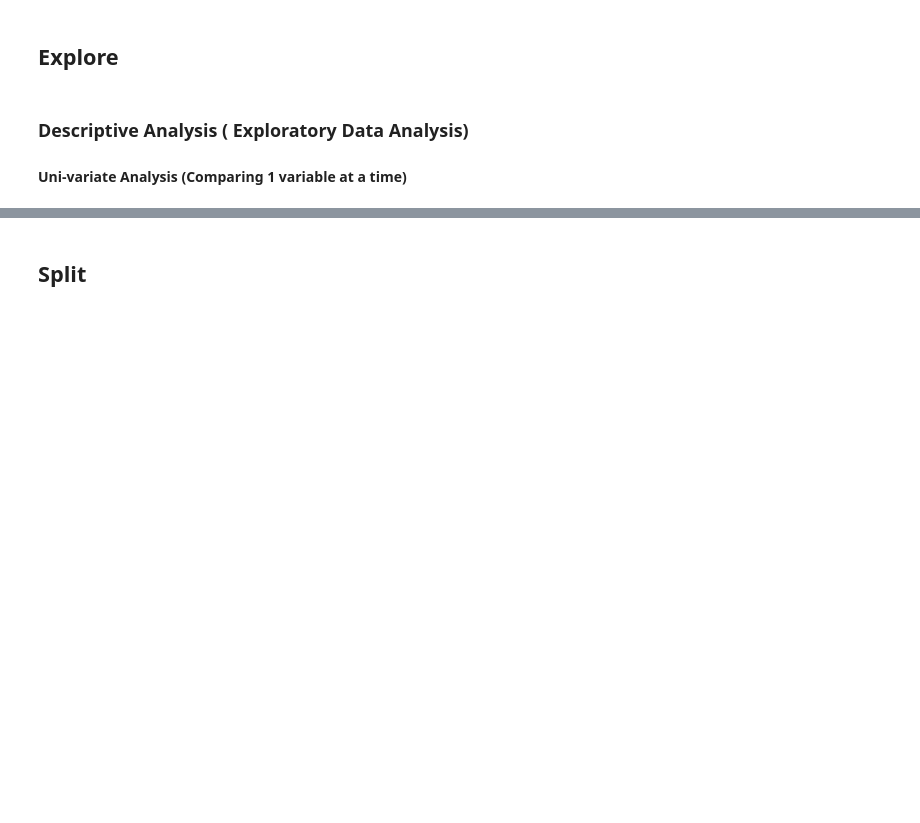
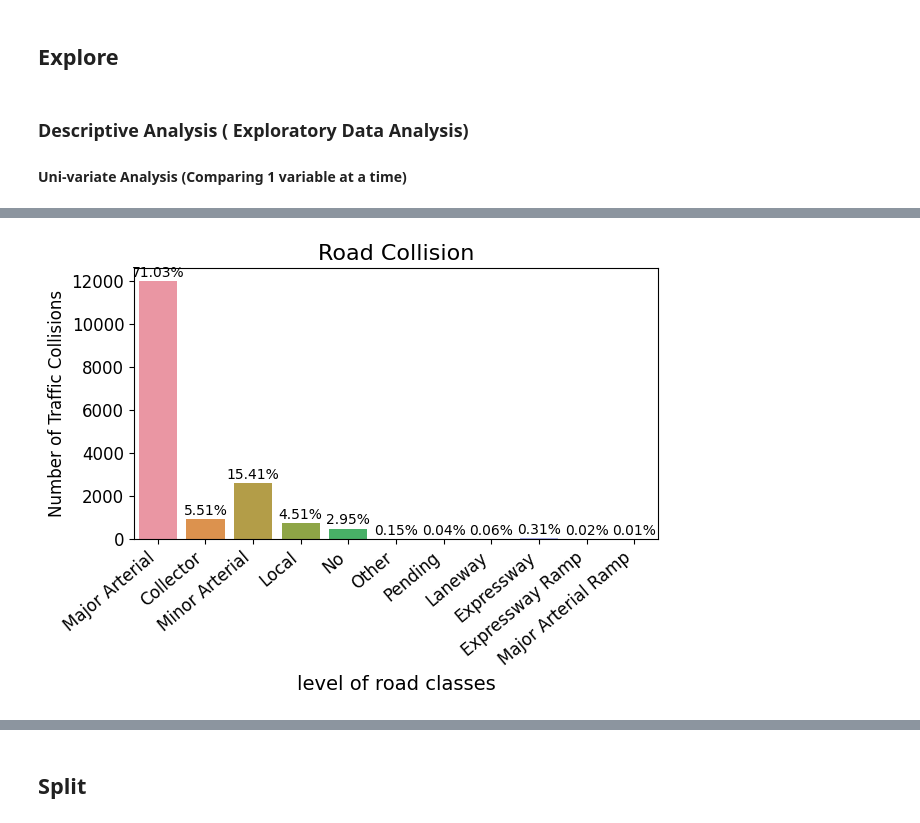
Before and after one commit to KingSolDot/Traffic_Collision_Outcome_Prediciton, a Jupyter notebook: traffic_collision_outcome_prediction.ipynb, the cells around one changed output, grey strips where cells are left out. Saved outputs shown, nothing was run; the diff lists cells and outputs as text; code cells hidden in the pictures; blank space fills up the shorter version.

```diff
--- a/traffic_collision_outcome_prediction.ipynb
+++ b/traffic_collision_outcome_prediction.ipynb
@@ -123,0 +124,5 @@ conut_feature(df['ACCLASS'], 'level of outcome')
+# %%
+
+conut_feature(df['ROAD_CLASS'], 'level of road classes','Road Collision')
+# %% [output]
+[figure, added]
```
Also changed, not shown: parts of 28 cells of this notebook.
